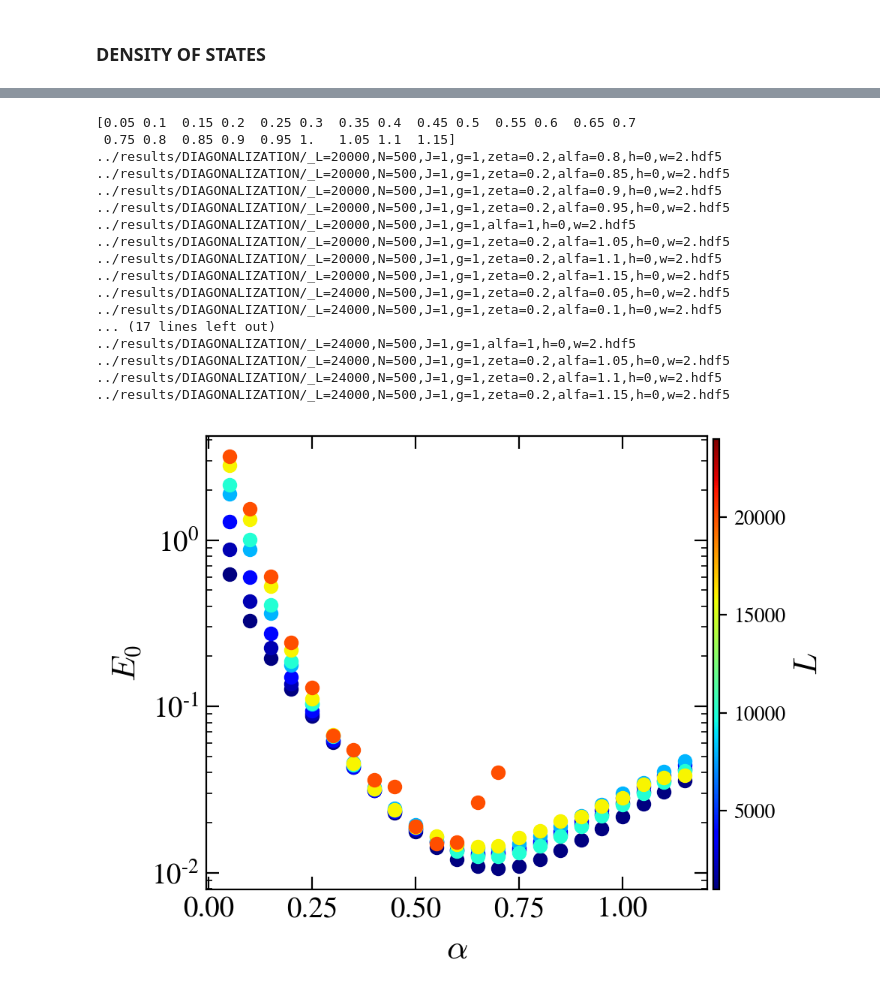
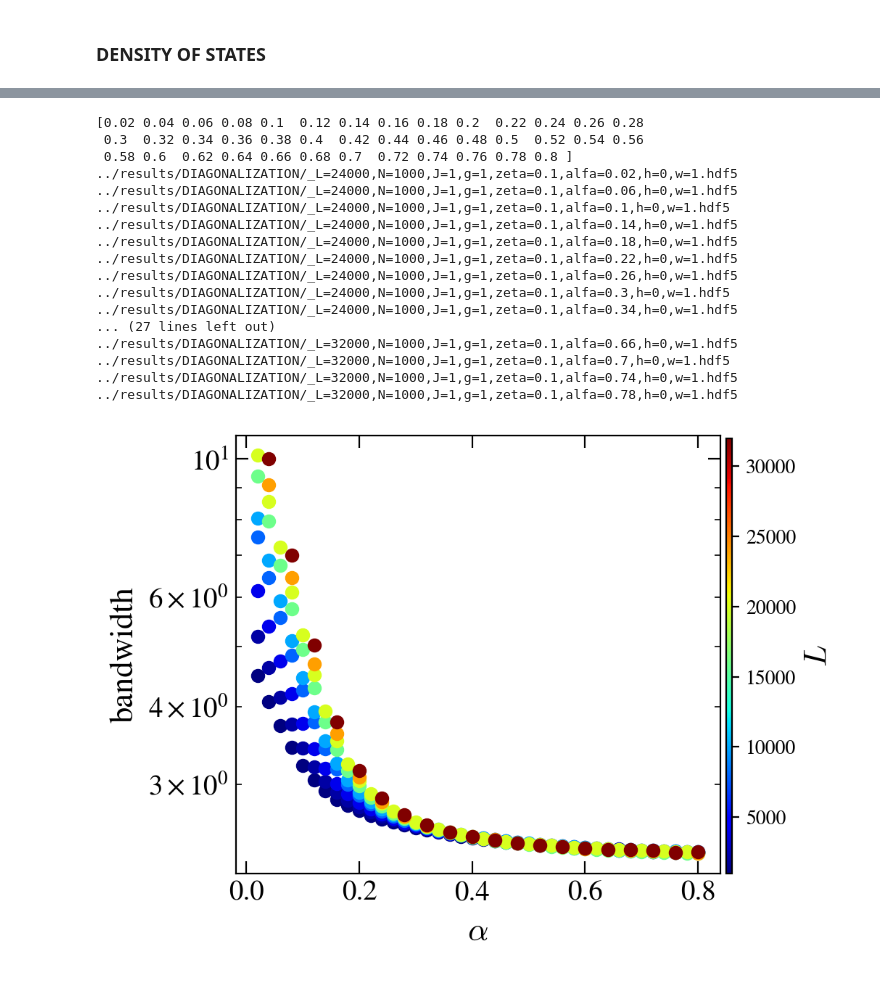
Before and after one commit to Rafal-Swietek/QHamSolver, a Jupyter notebook: QuadQSun/Jupter_Python/tests.ipynb, the cells around one changed output, grey strips where cells are left out. Drawn from its saved outputs; the diff is of its cells as text; code cells hidden in the pictures.

Commit message:
fixed bandwidth

```diff
--- a/QuadQSun/Jupter_Python/tests.ipynb
+++ b/QuadQSun/Jupter_Python/tests.ipynb
@@ -508,17 +641,18 @@ J=1
 
 alfa=0.6
 h=0
-w=2
-zeta=0.2
+w=1
+zeta=0.1
 
 N=500
 gamma=1
 ini_ave=0
 
 L = 4000
+N = 1000#L//4
 
-alfa_vals = np.arange(0.2, 1.2, 0.1)
-alfa_vals = np.array( [0.05, 0.15, 0.25, 0.4, 0.5, 0.6, 0.8, 1.0, 1.2] )
+alfa_vals = np.arange(0.04, 0.7, 0.08)
+# alfa_vals = np.array( [0.05, 0.15, 0.25, 0.4, 0.5, 0.6, 0.8, 1.0, 1.2] )
 print(alfa_vals)
 
 window = 6
@@ -527,7 +661,7 @@ projected = 1
 energy_density = None
 gap_ratio_density = []
 
-sizes = np.array( [1000, 2000, 4000, 8000, 10000, 16000, 20000, 24000] )
+sizes = np.array( [8000, 10000, 16000, 20000, 24000, 32000, 40000] )
 
 # create a ScalarMappable and initialize a data structure
 s_m = matplotlib.cm.ScalarMappable(cmap='jet', norm= matplotlib.colors.Normalize(vmin=min(sizes), vmax=max(sizes) ))
@@ -538,6 +672,8 @@ axis = axis.flatten()
 
 for ii, alfa in enumerate(alfa_vals):
     for L in sizes:
+        N = L//4
+        N=1000
         col = s_m.to_rgba(L)
         name = base_dir + 'DIAGONALIZATION/' + info(L=L, N=N, J=J, gamma=gamma, zeta=zeta, alfa=alfa, h=h, w=w, ext='.hdf5', ini_ave=ini_ave)
         if exists(name):
@@ -546,13 +682,14 @@ for ii, alfa in enumerate(alfa_vals):
                 db = E[1] - E[0]
                 bins = np.array([E[0] - db/2, *(E + db/2)])
                 DOS = np.array(file.get('DOS')) / (L+N)
+                bins = np.array(file.get('bins'))
 
                 axis[ii].stairs(DOS, bins, color=col)
         else:
             print(name)
 
-    fig_help.set_plot_elements(axis[ii], ylabel=r"$\rho/V$" if iie %3== 0 else "", xlabel=r"$\epsilon$" if iie > 5 else "", font_size=14, set_legend=False)
-
+    fig_help.set_plot_elements(axis[ii], ylabel=r"$\rho/V$" if ii %3== 0 else "", xlabel=r"$\epsilon$" if ii > 5 else "", font_size=14, set_legend=False, yscale='linear')
+    axis[ii].annotate(r" $\alpha=%g$"%alfa, fontsize=12, xy=(0.03, 0.93), xycoords='axes fraction')
 fig.subplots_adjust(right=0.96)
 cbar_ax = fig.add_axes([0.97, 0.125, 0.01, 0.75])
 # fig.colorbar(im, cax=cbar_ax)
@@ -588,16 +791,16 @@ J=1
 
 alfa=0.6
 h=0
-w=2
-zeta=0.2
+w=1
+zeta=0.1
 
-N=500
+N=1000
 gamma=1
 ini_ave=0
 
-L = 4000
+L = 1000
 
-alfa_vals = np.arange(0.05, 1.2, 0.05)
+alfa_vals = np.arange(0.02, 0.81, 0.02)
 print(alfa_vals)
 
 window = 6
@@ -606,53 +809,55 @@ projected = 1
 energy_density = None
 gap_ratio_density = []
 
-sizes = np.array( [1000, 2000, 4000, 8000, 10000, 16000, 20000, 24000] )
+sizes = np.array( [1000, 2000, 4000, 8000, 10000, 16000, 20000, 24000, 32000] )
 
 # create a ScalarMappable and initialize a data structure
 s_m = matplotlib.cm.ScalarMappable(cmap='jet', norm= matplotlib.colors.Normalize(vmin=min(sizes), vmax=max(sizes) ))
 s_m.set_array([])
 
 fig, axis = plt.subplots( nrows=1, ncols=1, figsize=(4,4), dpi = 200, sharex = True)
 
 
 for L in sizes:
+    # N = L//4
     col = s_m.to_rgba(L)
     E0 = np.zeros(alfa_vals.shape); E0.fill(np.nan)
     for ii, alfa in enumerate(alfa_vals):
         name = base_dir + 'DIAGONALIZATION/' + info(L=L, N=N, J=J, gamma=gamma, zeta=zeta, alfa=alfa, h=h, w=w, ext='.hdf5', ini_ave=ini_ave)
         if exists(name):
             with h5py.File(name, "r") as file:
-                E0[ii] = -np.mean(np.array(file.get('low_energies'))[:,0] ) - 2
+                # E0[ii] = np.mean(np.array(file.get('low_energies'))[:,1] - np.array(file.get('low_energies'))[:,0] )
+                E0[ii] = np.mean(np.array(file.get('dE')))
 
         else:
             print(name)
     axis.scatter(alfa_vals, E0, color=col)
-fig_help.set_plot_elements(axis, ylabel=r"$E_0$", xlabel=r"$\alpha$", font_size=14, set_legend=False, yscale='log')
+fig_help.set_plot_elements(axis, ylabel=r"bandwidth", xlabel=r"$\alpha$", font_size=14, set_legend=False, yscale='log')
 
 fig.subplots_adjust(right=0.96)
 cbar_ax = fig.add_axes([0.97, 0.125, 0.01, 0.75])
 # fig.colorbar(im, cax=cbar_ax)
 cbar = fig.colorbar(s_m, cax=cbar_ax, aspect=1, orientation = 'vertical')
 cbar.set_label(r"$L$", fontsize=16)
 
 fig.subplots_adjust(wspace = 0.14, hspace=0.04)
 # fig.savefig("plots_AGP/FigS2.pdf", bbox_inches = 'tight', pad_inches=0.02)
 # %% [output]
-[0.05 0.1  0.15 0.2  0.25 0.3  0.35 0.4  0.45 0.5  0.55 0.6  0.65 0.7
- 0.75 0.8  0.85 0.9  0.95 1.   1.05 1.1  1.15]
-../results/DIAGONALIZATION/_L=20000,N=500,J=1,g=1,zeta=0.2,alfa=0.8,h=0,w=2.hdf5
-../results/DIAGONALIZATION/_L=20000,N=500,J=1,g=1,zeta=0.2,alfa=0.85,h=0,w=2.hdf5
-../results/DIAGONALIZATION/_L=20000,N=500,J=1,g=1,zeta=0.2,alfa=0.9,h=0,w=2.hdf5
-../results/DIAGONALIZATION/_L=20000,N=500,J=1,g=1,zeta=0.2,alfa=0.95,h=0,w=2.hdf5
-../results/DIAGONALIZATION/_L=20000,N=500,J=1,g=1,alfa=1,h=0,w=2.hdf5
-../results/DIAGONALIZATION/_L=20000,N=500,J=1,g=1,zeta=0.2,alfa=1.05,h=0,w=2.hdf5
-../results/DIAGONALIZATION/_L=20000,N=500,J=1,g=1,zeta=0.2,alfa=1.1,h=0,w=2.hdf5
-../results/DIAGONALIZATION/_L=20000,N=500,J=1,g=1,zeta=0.2,alfa=1.15,h=0,w=2.hdf5
-../results/DIAGONALIZATION/_L=24000,N=500,J=1,g=1,zeta=0.2,alfa=0.05,h=0,w=2.hdf5
-../results/DIAGONALIZATION/_L=24000,N=500,J=1,g=1,zeta=0.2,alfa=0.1,h=0,w=2.hdf5
-... (17 lines left out)
-../results/DIAGONALIZATION/_L=24000,N=500,J=1,g=1,alfa=1,h=0,w=2.hdf5
-../results/DIAGONALIZATION/_L=24000,N=500,J=1,g=1,zeta=0.2,alfa=1.05,h=0,w=2.hdf5
-../results/DIAGONALIZATION/_L=24000,N=500,J=1,g=1,zeta=0.2,alfa=1.1,h=0,w=2.hdf5
-../results/DIAGONALIZATION/_L=24000,N=500,J=1,g=1,zeta=0.2,alfa=1.15,h=0,w=2.hdf5
+[0.02 0.04 0.06 0.08 0.1  0.12 0.14 0.16 0.18 0.2  0.22 0.24 0.26 0.28
+ 0.3  0.32 0.34 0.36 0.38 0.4  0.42 0.44 0.46 0.48 0.5  0.52 0.54 0.56
+ 0.58 0.6  0.62 0.64 0.66 0.68 0.7  0.72 0.74 0.76 0.78 0.8 ]
+../results/DIAGONALIZATION/_L=24000,N=1000,J=1,g=1,zeta=0.1,alfa=0.02,h=0,w=1.hdf5
+../results/DIAGONALIZATION/_L=24000,N=1000,J=1,g=1,zeta=0.1,alfa=0.06,h=0,w=1.hdf5
+../results/DIAGONALIZATION/_L=24000,N=1000,J=1,g=1,zeta=0.1,alfa=0.1,h=0,w=1.hdf5
+../results/DIAGONALIZATION/_L=24000,N=1000,J=1,g=1,zeta=0.1,alfa=0.14,h=0,w=1.hdf5
+../results/DIAGONALIZATION/_L=24000,N=1000,J=1,g=1,zeta=0.1,alfa=0.18,h=0,w=1.hdf5
+../results/DIAGONALIZATION/_L=24000,N=1000,J=1,g=1,zeta=0.1,alfa=0.22,h=0,w=1.hdf5
+../results/DIAGONALIZATION/_L=24000,N=1000,J=1,g=1,zeta=0.1,alfa=0.26,h=0,w=1.hdf5
+../results/DIAGONALIZATION/_L=24000,N=1000,J=1,g=1,zeta=0.1,alfa=0.3,h=0,w=1.hdf5
+../results/DIAGONALIZATION/_L=24000,N=1000,J=1,g=1,zeta=0.1,alfa=0.34,h=0,w=1.hdf5
+... (27 lines left out)
+../results/DIAGONALIZATION/_L=32000,N=1000,J=1,g=1,zeta=0.1,alfa=0.66,h=0,w=1.hdf5
+../results/DIAGONALIZATION/_L=32000,N=1000,J=1,g=1,zeta=0.1,alfa=0.7,h=0,w=1.hdf5
+../results/DIAGONALIZATION/_L=32000,N=1000,J=1,g=1,zeta=0.1,alfa=0.74,h=0,w=1.hdf5
+../results/DIAGONALIZATION/_L=32000,N=1000,J=1,g=1,zeta=0.1,alfa=0.78,h=0,w=1.hdf5
-[figure, old version]
+[figure, new version]
```
Also changed, not shown: parts of 10 cells of this notebook, 2 other files.
